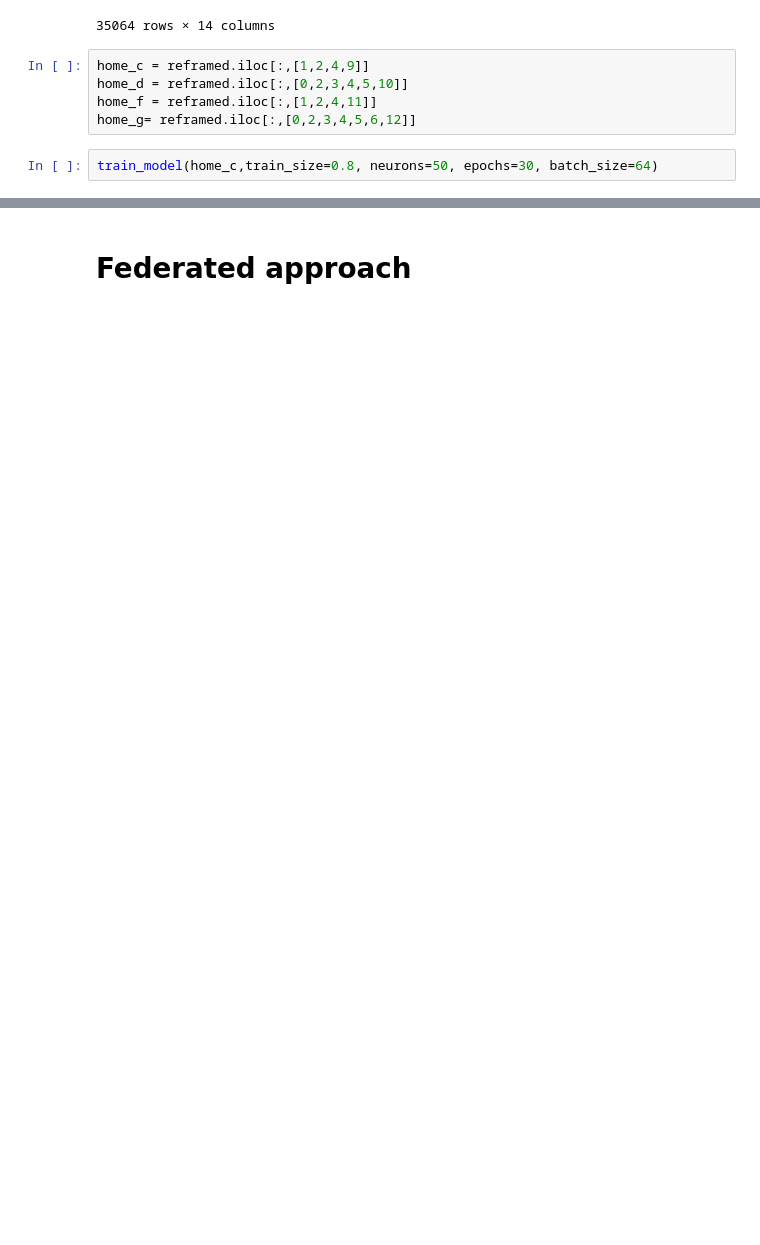
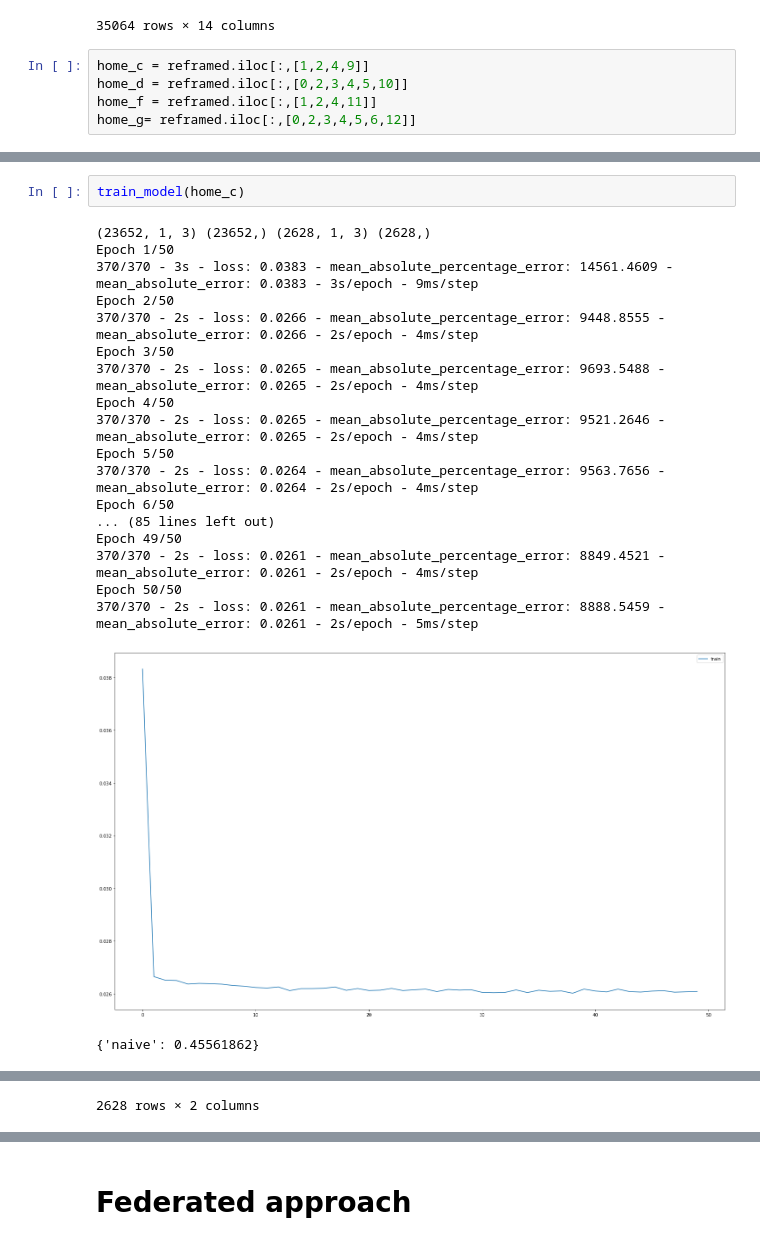
Before and after one commit to danbm94/masterthesis, a Jupyter notebook: flwer_smart.ipynb, the cells around one changed output, grey strips where cells are left out. Drawn from its saved outputs; the diff is of its cells as text; blank space fills up the shorter version.

```diff
--- a/flwer_smart.ipynb
+++ b/flwer_smart.ipynb
@@ -550,5 +516,3 @@ home_c = reframed.iloc[:,[1,2,4,9]]
 home_d = reframed.iloc[:,[0,2,3,4,5,10]]
 home_f = reframed.iloc[:,[1,2,4,11]]
 home_g= reframed.iloc[:,[0,2,3,4,5,6,12]]
-# %%
-train_model(home_c,train_size=0.8, neurons=50, epochs=30, batch_size=64)
@@ -587,0 +519,22 @@ Epoch 30/30
+# %%
+train_model(home_c)
+# %% [output]
+(23652, 1, 3) (23652,) (2628, 1, 3) (2628,)
+Epoch 1/50
+370/370 - 3s - loss: 0.0383 - mean_absolute_percentage_error: 14561.4609 - mean_absolute_error: 0.0383 - 3s/epoch - 9ms/step
+Epoch 2/50
+370/370 - 2s - loss: 0.0266 - mean_absolute_percentage_error: 9448.8555 - mean_absolute_error: 0.0266 - 2s/epoch - 4ms/step
+Epoch 3/50
+370/370 - 2s - loss: 0.0265 - mean_absolute_percentage_error: 9693.5488 - mean_absolute_error: 0.0265 - 2s/epoch - 4ms/step
+Epoch 4/50
+370/370 - 2s - loss: 0.0265 - mean_absolute_percentage_error: 9521.2646 - mean_absolute_error: 0.0265 - 2s/epoch - 4ms/step
+Epoch 5/50
+370/370 - 2s - loss: 0.0264 - mean_absolute_percentage_error: 9563.7656 - mean_absolute_error: 0.0264 - 2s/epoch - 4ms/step
+Epoch 6/50
+... (85 lines left out)
+Epoch 49/50
+370/370 - 2s - loss: 0.0261 - mean_absolute_percentage_error: 8849.4521 - mean_absolute_error: 0.0261 - 2s/epoch - 4ms/step
+Epoch 50/50
+370/370 - 2s - loss: 0.0261 - mean_absolute_percentage_error: 8888.5459 - mean_absolute_error: 0.0261 - 2s/epoch - 5ms/step
+[figure, added]
+{'naive': 0.45561862}
@@ -587,0 +553 @@ Epoch 30/30
+2628 rows × 2 columns
```
Also changed, not shown: parts of 56 cells of this notebook, 1 other file.
